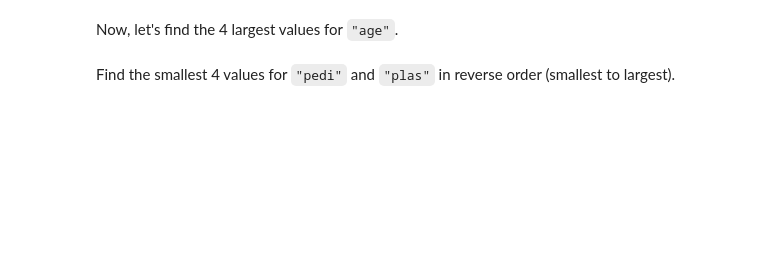
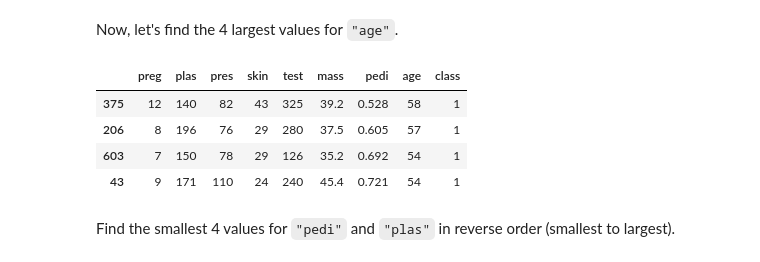
Before and after one commit to jpt1729/Week1-ml-ai, a Jupyter notebook: deepnote/John’s_Untitled_project/Week1_ml_ai-02_Pandas-Pandas_Exercises.ipynb, the cells around one changed output. Cells and saved outputs as stored; diff of their text form; code cells hidden in the pictures; blank space fills up the shorter version.

```diff
--- a/deepnote/John’s_Untitled_project/Week1_ml_ai-02_Pandas-Pandas_Exercises.ipynb
+++ b/deepnote/John’s_Untitled_project/Week1_ml_ai-02_Pandas-Pandas_Exercises.ipynb
@@ -80,5 +187,12 @@ Ignoring the index (resetting the index to 0) and using the DataFrame from the c
 Now, let's find the 4 largest values for `"age"`.
 # %%
 # YOUR CODE HERE
+filtered_df.sort_values(by=['age'], ascending=False)[0:4]
+# %% [output]
+|  | preg | plas | pres | skin | test | mass | pedi | age | class |
+| 375 | 12 | 140 | 82 | 43 | 325 | 39.2 | 0.528 | 58 | 1 |
+| 206 | 8 | 196 | 76 | 29 | 280 | 37.5 | 0.605 | 57 | 1 |
+| 603 | 7 | 150 | 78 | 29 | 126 | 35.2 | 0.692 | 54 | 1 |
+| 43 | 9 | 171 | 110 | 24 | 240 | 45.4 | 0.721 | 54 | 1 |
 # %% [markdown]
 Find the smallest 4 values for `"pedi"` and `"plas"` in reverse order (smallest to largest).
```
Also changed, not shown: parts of 15 cells of this notebook, 1 other file.
